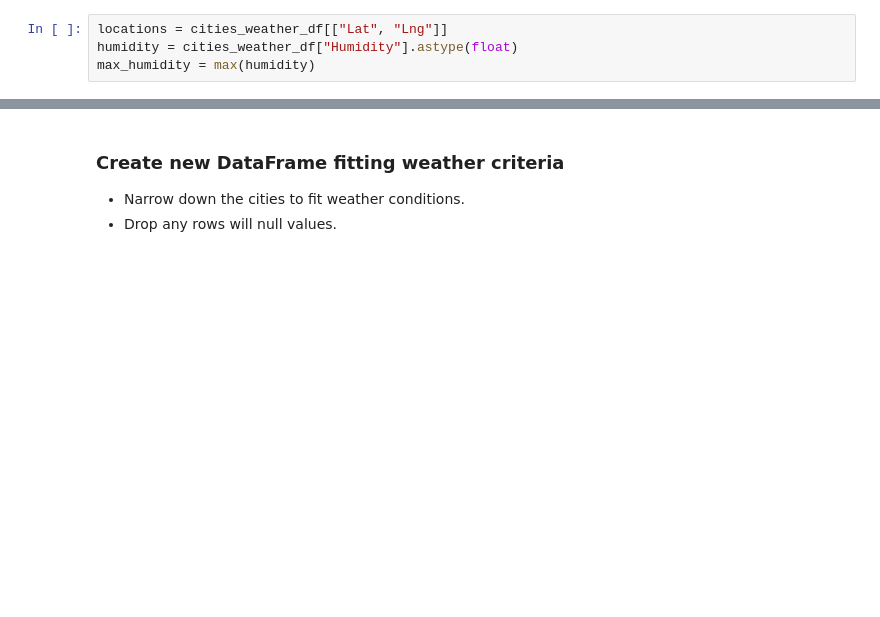
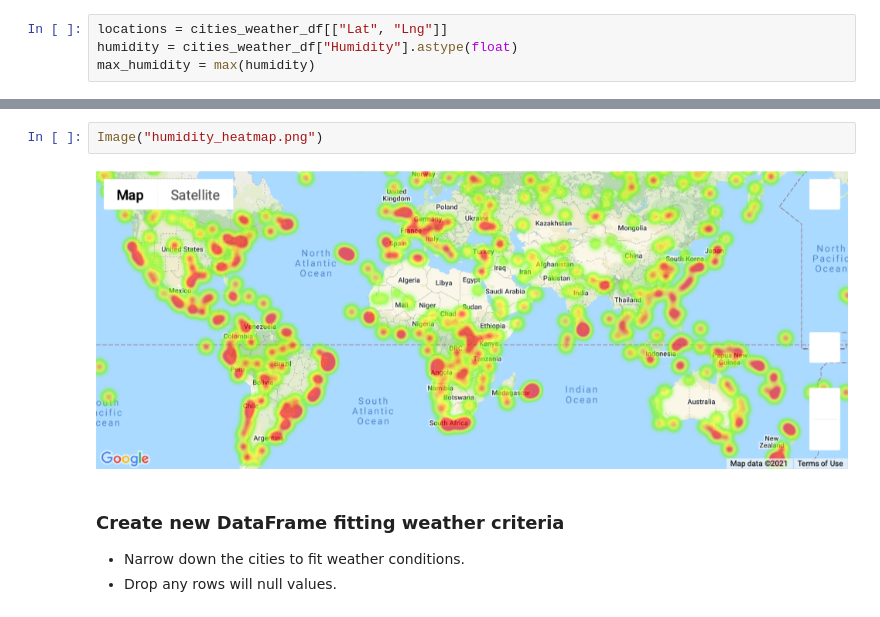
Before and after one commit to bay0624/python-api-challenge, a Jupyter notebook: VacationPy/VacationPy.ipynb, the cells around one changed output, grey strips where cells are left out. Drawn from its saved outputs; the diff is of its cells as text; blank space fills up the shorter version.

Commit message:
Add heatmap and hotel img to notebook

```diff
--- a/VacationPy/VacationPy.ipynb
+++ b/VacationPy/VacationPy.ipynb
@@ -61,6 +64,10 @@ fig.add_layer(heat_layer)
 fig
 # %% [output]
 [interactive output not drawn]
+# %%
+Image("humidity_heatmap.png")
+# %% [output]
+[figure, added]
 # %% [markdown]
 ### Create new DataFrame fitting weather criteria
 * Narrow down the cities to fit weather conditions.
```
Also changed, not shown: parts of 6 cells of this notebook.
